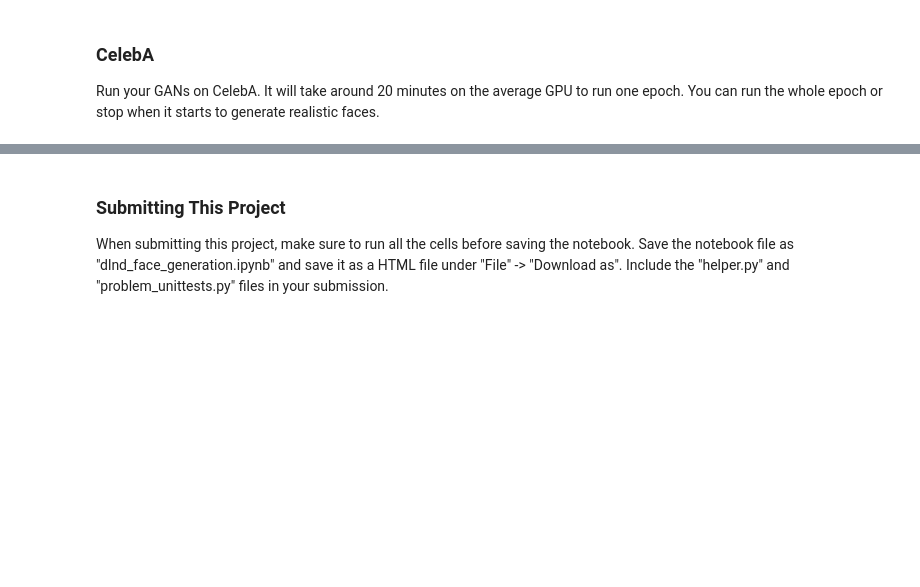
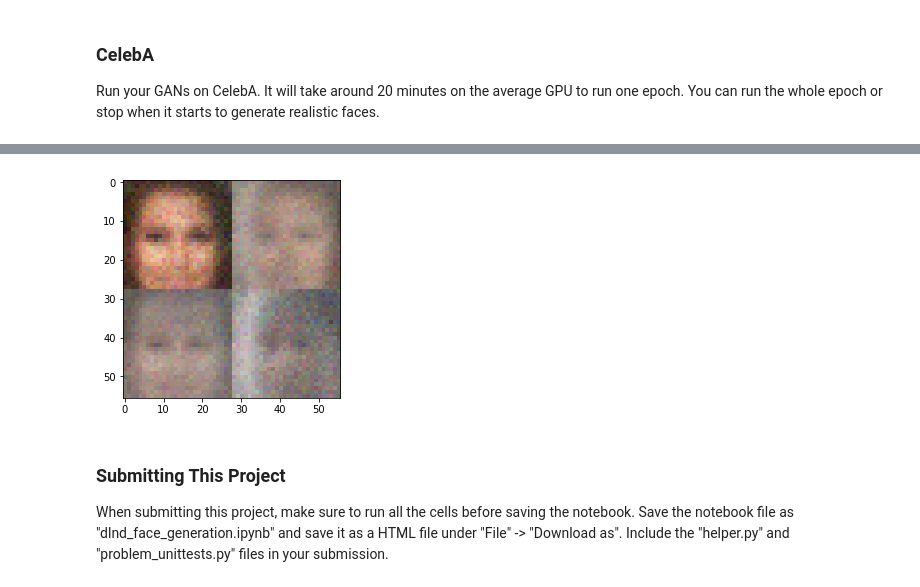
Before and after one commit to renewang/DLHands-on, a Jupyter notebook: face_generation/dlnd_face_generation.ipynb, the cells around one changed output, grey strips where cells are left out. Saved outputs shown, nothing was run; the diff lists cells and outputs as text; code cells hidden in the pictures; blank space fills up the shorter version.

```diff
--- a/face_generation/dlnd_face_generation.ipynb
+++ b/face_generation/dlnd_face_generation.ipynb
@@ -397,10 +404,10 @@ Epoch 2/2... Discriminator Loss: 1.2776... Generator Loss: 1.0224
 ### CelebA
 Run your GANs on CelebA.  It will take around 20 minutes on the average GPU to run one epoch.  You can run the whole epoch or stop when it starts to generate realistic faces.
 # %%
-batch_size = None
-z_dim = None
-learning_rate = None
-beta1 = None
+batch_size = 256
+z_dim = 128
+learning_rate = 0.002
+beta1 = 0.25
 
 
 """
@@ -412,3 +419,4 @@ celeba_dataset = helper.Dataset('celeba', glob(os.path.join(data_dir, 'img_align
 with tf.Graph().as_default():
     train(epochs, batch_size, z_dim, learning_rate, beta1, celeba_dataset.get_batches,
           celeba_dataset.shape, celeba_dataset.image_mode)
+# %% [output]
@@ -415,3 +424,4 @@ with tf.Graph().as_default():
+[figure, added]
 # %% [markdown]
 ### Submitting This Project
 When submitting this project, make sure to run all the cells before saving the notebook. Save the notebook file as "dlnd_face_generation.ipynb" and save it as a HTML file under "File" -> "Download as". Include the "helper.py" and "problem_unittests.py" files in your submission.
```
Also changed, not shown: parts of 9 cells of this notebook.
